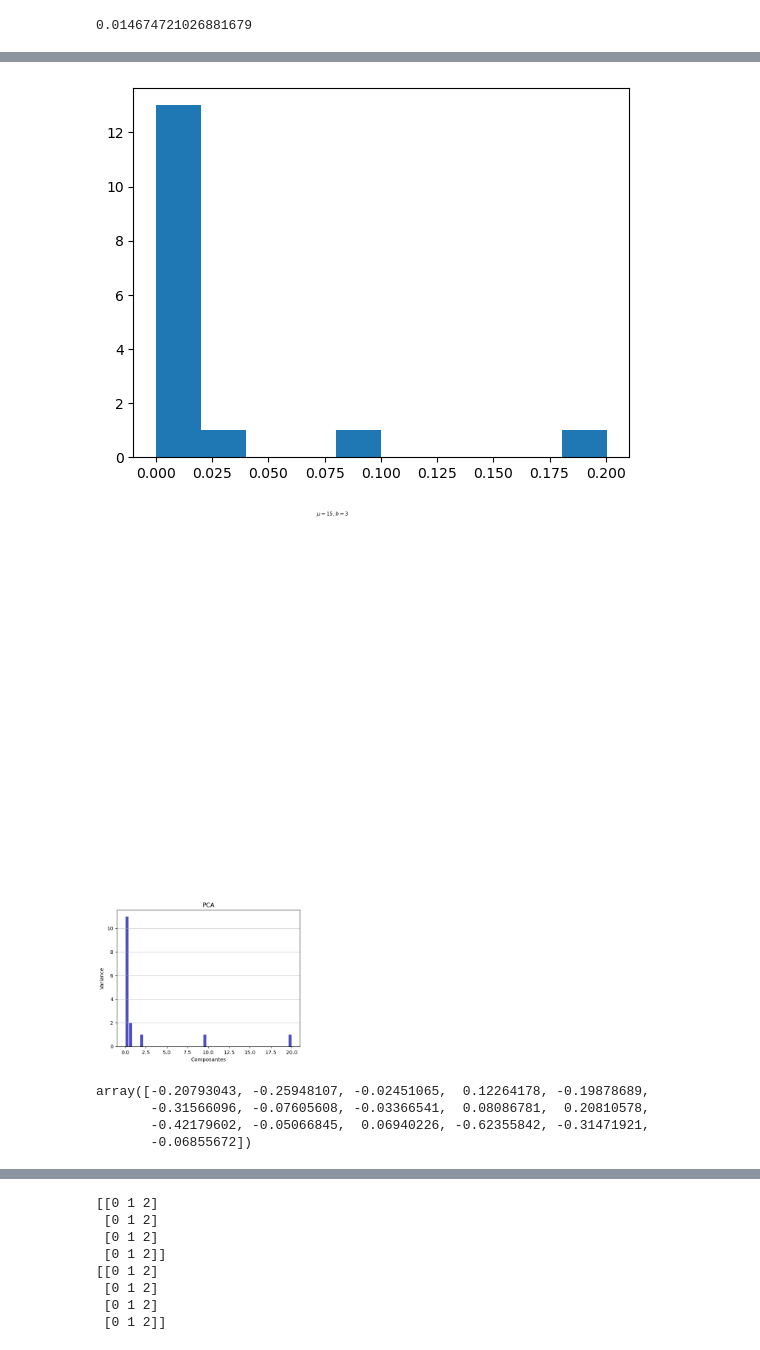
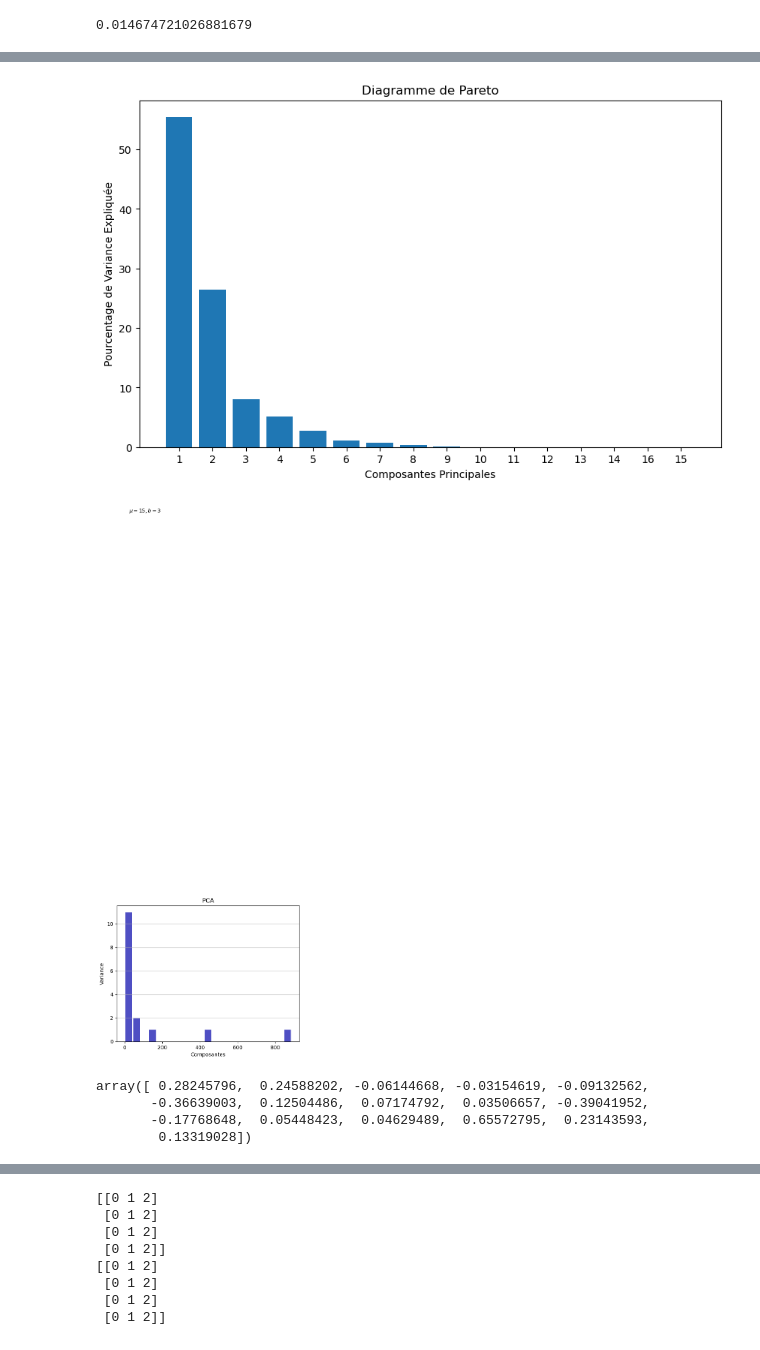
Before and after one commit to ichiro10/TP1_Apprentissage_automatique, a Jupyter notebook: Untitled.ipynb, the cells around one changed output, grey strips where cells are left out. Cells and saved outputs as stored; diff of their text form; code cells hidden in the pictures.

```diff
--- a/Untitled.ipynb
+++ b/Untitled.ipynb
@@ -2,8 +2,11 @@
 # Importer les bibliothèques
 import pandas as pd
 import numpy as np
+import matplotlib.pyplot as plt
 # Lire le fichier csv dans un dataframe pandas
-df = pd.read_csv("Dry_Bean_Dataset1.csv")
+df = pd.read_csv("C:/Users/erimo/Downloads/Dry_Bean_Dataset.csv")
+
+#df = pd.read_excel(nom_du_fichier_excel)
 # Afficher les premières lignes
 print(df.head())
 # %% [output]
@@ -260,3 +285,11 @@ valp.max()
 vecp.shape
 # %% [output]
 (16, 16)
+# %%
+total_variance = np.sum(valp)
+print(total_variance)
+# Calcul des pourcentages des variances expliquées
+pourcentages_variance = (valp / total_variance) * 100
+
+# Affichage des pourcentages
+print(pourcentages_variance)
@@ -317,11 +354,20 @@ array([2.05182745e+03, 7.99779134e+02, 4.90401510e+02, 3.24594214e+02,
 # %%
 import matplotlib.pyplot as plt
 
 
-plt.hist(valp)
+sorted_indices = np.argsort(pourcentages_variance)[::-1]
+sorted_pourcentages = pourcentages_variance[sorted_indices]
+
+# Création du diagramme de Pareto
+plt.figure(figsize=(10, 6))
+plt.bar(range(len(sorted_pourcentages)), sorted_pourcentages, align='center')
+plt.xticks(range(len(sorted_pourcentages)), sorted_indices + 1)
+plt.xlabel('Composantes Principales')
+plt.ylabel('Pourcentage de Variance Expliquée')
+plt.title('Diagramme de Pareto')
 plt.show()
 # %% [output]
-[figure, old version]
+[figure, new version]
 # %%
 import matplotlib.pyplot as plt
 
@@ -336,15 +382,15 @@ plt.text(23, 45, r'$\mu=15, b=3$')
 maxfreq = n.max()
 # Set a clean upper y-axis limit.
 # %% [output]
-[figure, old version]
+[figure, new version]
 # %%
 feature_vector= vecp[0]
 feature_vector
 # %% [output]
-array([-0.20793043, -0.25948107, -0.02451065,  0.12264178, -0.19878689,
-       -0.31566096, -0.07605608, -0.03366541,  0.08086781,  0.20810578,
-       -0.42179602, -0.05066845,  0.06940226, -0.62355842, -0.31471921,
-       -0.06855672])
+array([ 0.28245796,  0.24588202, -0.06144668, -0.03154619, -0.09132562,
+       -0.36639003,  0.12504486,  0.07174792,  0.03506657, -0.39041952,
+       -0.17768648,  0.05448423,  0.04629489,  0.65572795,  0.23143593,
+        0.13319028])
 # %%
 x = feature_vector.transpose()
 x
```
Also changed, not shown: parts of 26 cells of this notebook.
